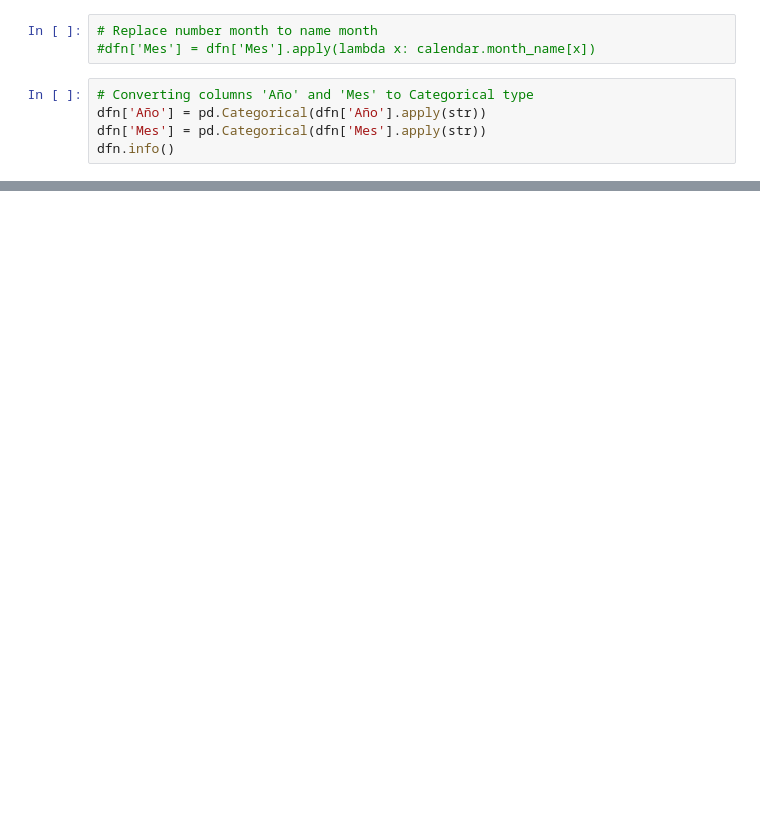
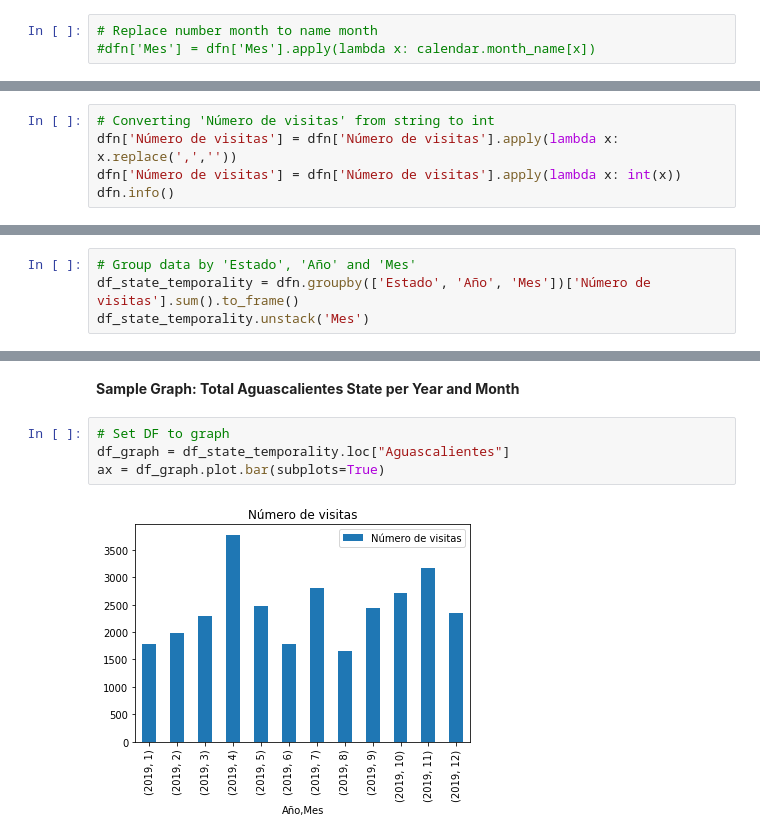
Before and after one commit to JoseMelNet/Reto_Data_Science_INAH, a Jupyter notebook: main.ipynb, the cells around one changed output, grey strips where cells are left out. Saved outputs shown, nothing was run; the diff lists cells and outputs as text; blank space fills up the shorter version.

```diff
--- a/main.ipynb
+++ b/main.ipynb
@@ -93,8 +113,3 @@ memory usage: 3.1 MB
 # %%
 # Replace number month to name month
 #dfn['Mes'] = dfn['Mes'].apply(lambda x: calendar.month_name[x])
-# %%
-# Converting columns 'Año' and 'Mes' to Categorical type
-dfn['Año'] = pd.Categorical(dfn['Año'].apply(str))
-dfn['Mes'] = pd.Categorical(dfn['Mes'].apply(str))
-dfn.info()
@@ -134,0 +125,5 @@ dfn.groupby('Mes').sum()
+# %%
+# Converting 'Número de visitas' from string to int
+dfn['Número de visitas'] = dfn['Número de visitas'].apply(lambda x: x.replace(',',''))
+dfn['Número de visitas'] = dfn['Número de visitas'].apply(lambda x: int(x))
+dfn.info()
@@ -134,0 +168,4 @@ dfn.groupby('Mes').sum()
+# %%
+# Group data by 'Estado', 'Año' and 'Mes'
+df_state_temporality = dfn.groupby(['Estado', 'Año', 'Mes'])['Número de visitas'].sum().to_frame()
+df_state_temporality.unstack('Mes')
@@ -134,0 +192,8 @@ dfn.groupby('Mes').sum()
+# %% [markdown]
+**Sample Graph: Total Aguascalientes State per Year and Month**
+# %%
+# Set DF to graph
+df_graph = df_state_temporality.loc["Aguascalientes"]
+ax = df_graph.plot.bar(subplots=True)
+# %% [output]
+[figure, added]
```
Also changed, not shown: parts of 44 cells of this notebook, 1 other file.
